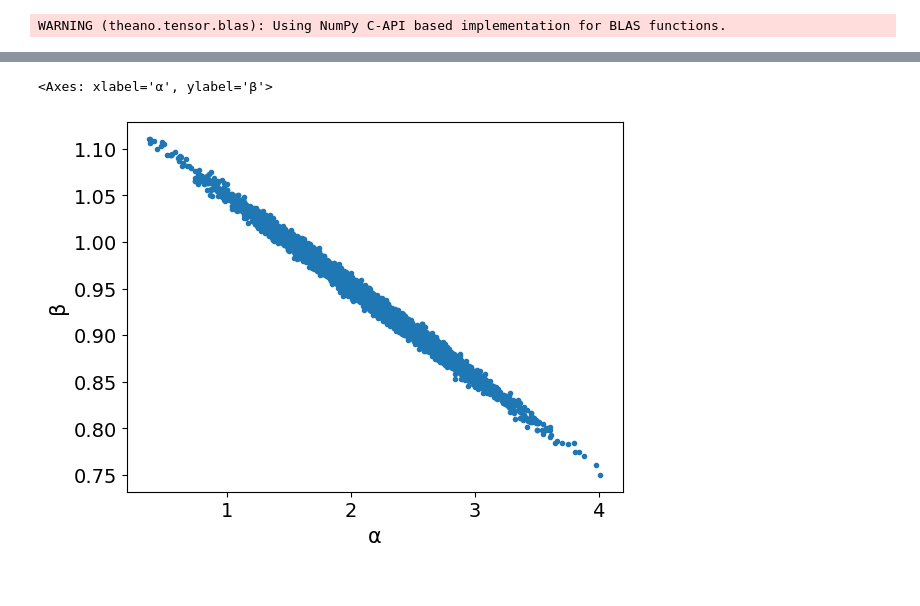
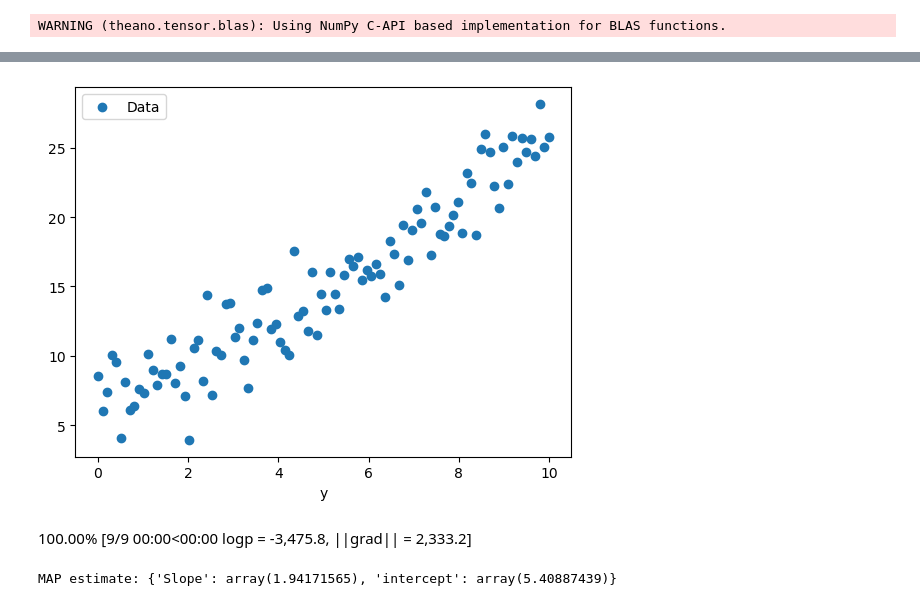
Before and after one commit to AhmadHassan71/statistical-modeling-using-pymc3, a Jupyter notebook: Workshops/Workshop5/Workshop5.ipynb, the cells around one changed output, grey strips where cells are left out. Drawn from its saved outputs; the diff is of its cells as text; code cells hidden in the pictures.

```diff
--- a/Workshops/Workshop5/Workshop5.ipynb
+++ b/Workshops/Workshop5/Workshop5.ipynb
@@ -50,5 +7,14 @@ The number of effective samples is smaller than 10% for some parameters.
-# %%
- az.plot_pair(trace_g, var_names=['α', 'β'], plot_kwargs={'alpha': 0.1})
-# %% [output]
-<Axes: xlabel='α', ylabel='β'>
-[figure, removed]
+# %%
+np.random.seed(0)
+X = np.linspace(0,10,100)
+true_slope = 2.0
+true_intercept = 5.0
+y = true_slope * X + true_intercept + np.random.normal(scale=2.0,size=len(X))
+# %%
+plt.scatter(X,y, label='Data')
+plt.xlabel('X')
+plt.xlabel('y')
+plt.legend()
+plt.show()
+# %% [output]
+[figure, added]
@@ -54,0 +27,7 @@ The number of effective samples is smaller than 10% for some parameters.
+# %%
+with model:
+    map_estimate = pm.find_MAP()
+    print('MAP estimate:', map_estimate)
+# %% [output]
+100.00% [9/9 00:00<00:00 logp = -3,475.8, ||grad|| = 2,333.2]
+MAP estimate: {'Slope': array(1.94171565), 'intercept': array(5.40887439)}
```
Also changed, not shown: parts of 5 cells of this notebook, 2 other files.
